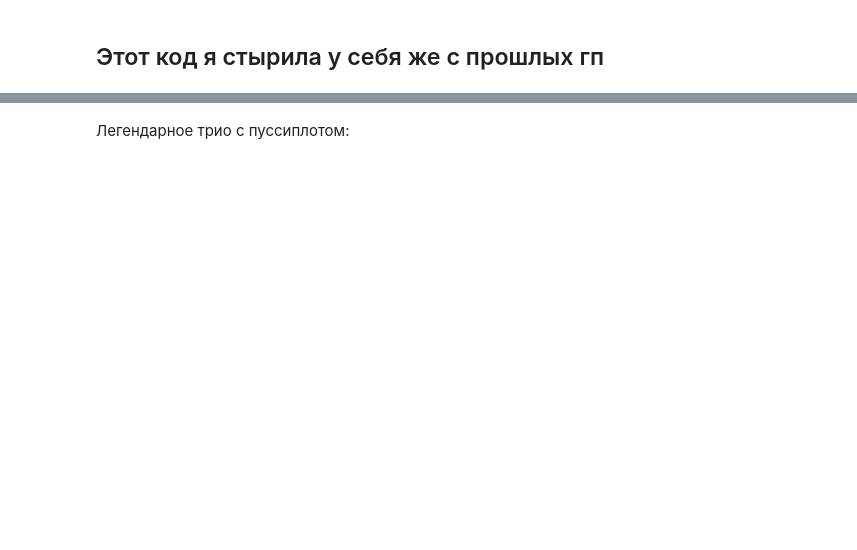
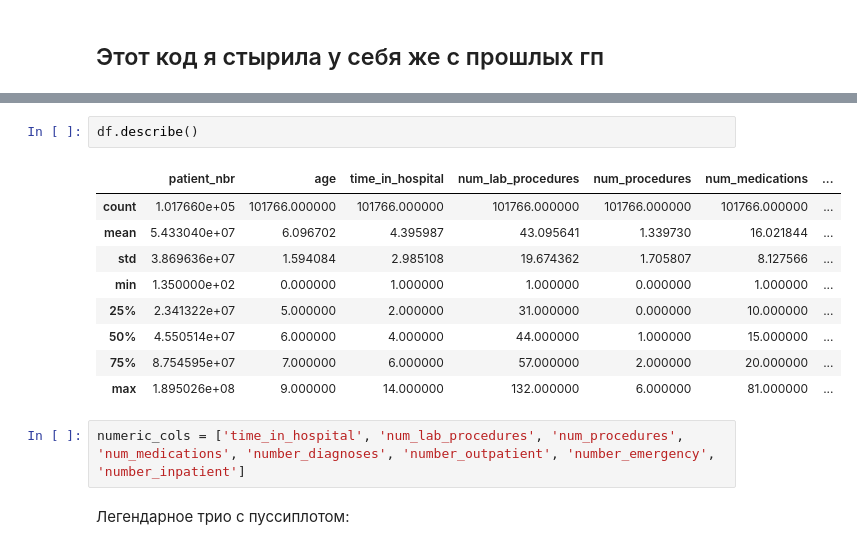
Before and after one commit to TimWHitee/gp_4_AB, a Jupyter notebook: Hospitals_EDA.ipynb, the cells around one changed output, grey strips where cells are left out. Saved outputs shown, nothing was run; the diff lists cells and outputs as text; blank space fills up the shorter version.

```diff
--- a/Hospitals_EDA.ipynb
+++ b/Hospitals_EDA.ipynb
@@ -35,3 +238,17 @@ numeric_cols = ['', '', ...]
+# %%
+df.describe()
+# %% [output]
+|  | patient_nbr | age | time_in_hospital | num_lab_procedures | num_procedures | num_medications | ... |
+| count | 1.017660e+05 | 101766.000000 | 101766.000000 | 101766.000000 | 101766.000000 | 101766.000000 | ... |
+| mean | 5.433040e+07 | 6.096702 | 4.395987 | 43.095641 | 1.339730 | 16.021844 | ... |
+| std | 3.869636e+07 | 1.594084 | 2.985108 | 19.674362 | 1.705807 | 8.127566 | ... |
+| min | 1.350000e+02 | 0.000000 | 1.000000 | 1.000000 | 0.000000 | 1.000000 | ... |
+| 25% | 2.341322e+07 | 5.000000 | 2.000000 | 31.000000 | 0.000000 | 10.000000 | ... |
+| 50% | 4.550514e+07 | 6.000000 | 4.000000 | 44.000000 | 1.000000 | 15.000000 | ... |
+| 75% | 8.754595e+07 | 7.000000 | 6.000000 | 57.000000 | 2.000000 | 20.000000 | ... |
+| max | 1.895026e+08 | 9.000000 | 14.000000 | 132.000000 | 6.000000 | 81.000000 | ... |
+# %%
+numeric_cols = ['time_in_hospital', 'num_lab_procedures', 'num_procedures', 'num_medications', 'number_diagnoses', 'number_outpatient', 'number_emergency', 'number_inpatient']
 # %% [markdown]
 Легендарное трио с пуссиплотом:
 # %%
```
Also changed, not shown: parts of 11 cells of this notebook.
